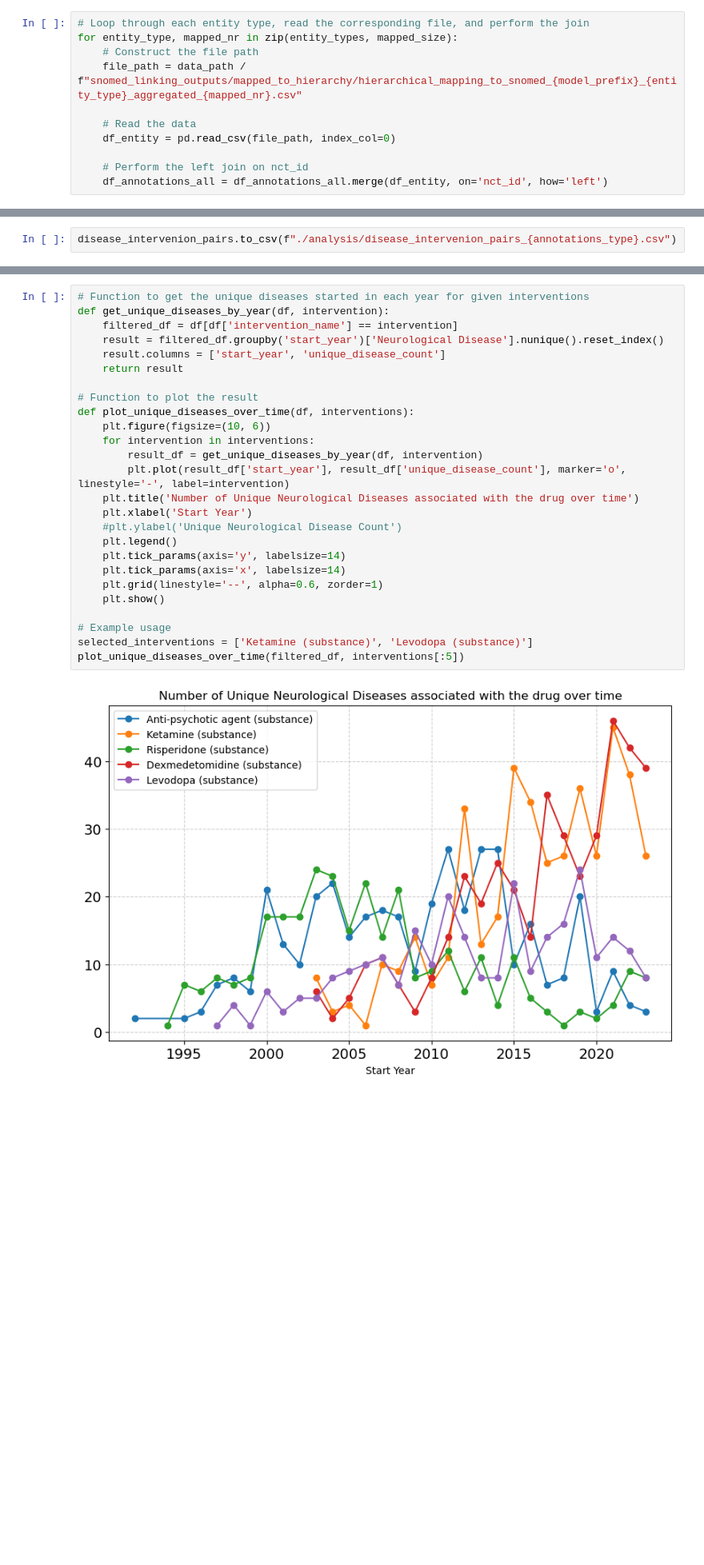
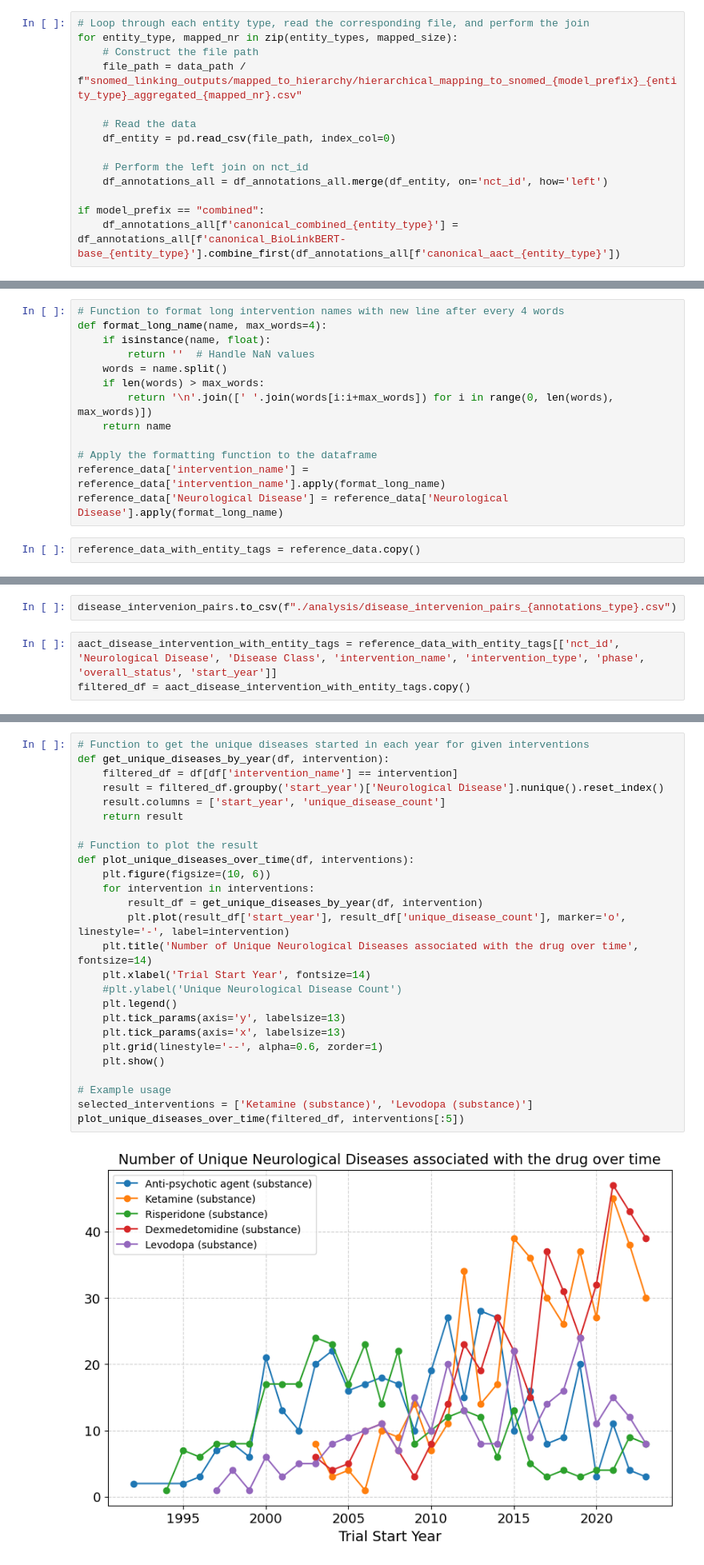
Before and after one commit to Ineichen-Group/NeuroTrialAnalysis, a Jupyter notebook: 03-AACT-condition-intervention.ipynb, the cells around one changed output, grey strips where cells are left out. Shown at 80% size. Saved outputs shown, nothing was run; the diff lists cells and outputs as text; blank space fills up the shorter version.

```diff
--- a/03-AACT-condition-intervention.ipynb
+++ b/03-AACT-condition-intervention.ipynb
@@ -43,6 +43,9 @@ for entity_type, mapped_nr in zip(entity_types, mapped_size):
 
     # Perform the left join on nct_id
     df_annotations_all = df_annotations_all.merge(df_entity, on='nct_id', how='left')
+
+if model_prefix == "combined":
+    df_annotations_all[f'canonical_combined_{entity_type}'] = df_annotations_all[f'canonical_BioLinkBERT-base_{entity_type}'].combine_first(df_annotations_all[f'canonical_aact_{entity_type}'])
 # %%
 df_annotations_all.shape
 # %% [output]
@@ -154,6 +157,21 @@ reference_data['start_year'] = reference_data['start_date'].dt.year
 reference_data['completion_year'] = reference_data['completion_date'].dt.year
 
 reference_data = reference_data[reference_data['start_year']<2024]
+# %%
+# Function to format long intervention names with new line after every 4 words
+def format_long_name(name, max_words=4):
+    if isinstance(name, float):
+        return ''  # Handle NaN values
+    words = name.split()
+    if len(words) > max_words:
+        return '\n'.join([' '.join(words[i:i+max_words]) for i in range(0, len(words), max_words)])
+    return name
+
+# Apply the formatting function to the dataframe
+reference_data['intervention_name'] = reference_data['intervention_name'].apply(format_long_name)
+reference_data['Neurological Disease'] = reference_data['Neurological Disease'].apply(format_long_name)
+# %%
+reference_data_with_entity_tags = reference_data.copy()
 # %%
 # Function to remove (substance) and (disorder) suffixes
 def remove_suffixes(text):
@@ -702,6 +702,9 @@ See the caveats in the documentation: https://pandas.pydata.org/pandas-docs/stab
 disease_intervenion_pairs = filtered_df_unique[['nct_id', 'disease_intervention_pair']].drop_duplicates()
 # %%
 disease_intervenion_pairs.to_csv(f"./analysis/disease_intervenion_pairs_{annotations_type}.csv")
+# %%
+aact_disease_intervention_with_entity_tags = reference_data_with_entity_tags[['nct_id', 'Neurological Disease', 'Disease Class', 'intervention_name', 'intervention_type', 'phase', 'overall_status', 'start_year']]
+filtered_df = aact_disease_intervention_with_entity_tags.copy()
 # %%
 # Step 1: Drop duplicates based on 'nct_id' and 'intervention_name'
 unique_interventions_df = filtered_df[['nct_id', 'intervention_name', 'Neurological Disease']].drop_duplicates()
@@ -789,31 +792,31 @@ interventions
 # %%
 # Function to get the unique diseases started in each year for given interventions
 def get_unique_diseases_by_year(df, intervention):
     filtered_df = df[df['intervention_name'] == intervention]
     result = filtered_df.groupby('start_year')['Neurological Disease'].nunique().reset_index()
     result.columns = ['start_year', 'unique_disease_count']
     return result
 
 # Function to plot the result
 def plot_unique_diseases_over_time(df, interventions):
     plt.figure(figsize=(10, 6))
     for intervention in interventions:
         result_df = get_unique_diseases_by_year(df, intervention)
         plt.plot(result_df['start_year'], result_df['unique_disease_count'], marker='o', linestyle='-', label=intervention)
-    plt.title('Number of Unique Neurological Diseases associated with the drug over time')
-    plt.xlabel('Start Year')
+    plt.title('Number of Unique Neurological Diseases associated with the drug over time', fontsize=14)
+    plt.xlabel('Trial Start Year', fontsize=14)
     #plt.ylabel('Unique Neurological Disease Count')
     plt.legend()
-    plt.tick_params(axis='y', labelsize=14)
-    plt.tick_params(axis='x', labelsize=14)
+    plt.tick_params(axis='y', labelsize=13)
+    plt.tick_params(axis='x', labelsize=13)
     plt.grid(linestyle='--', alpha=0.6, zorder=1)
     plt.show()
 
 # Example usage
 selected_interventions = ['Ketamine (substance)', 'Levodopa (substance)']
 plot_unique_diseases_over_time(filtered_df, interventions[:5])
 # %% [output]
-[figure, old version]
+[figure, new version]
 # %% [markdown]
 # Comparison aact vs bert
 # %%
```
Also changed, not shown: parts of 27 cells of this notebook, 1 other file.
